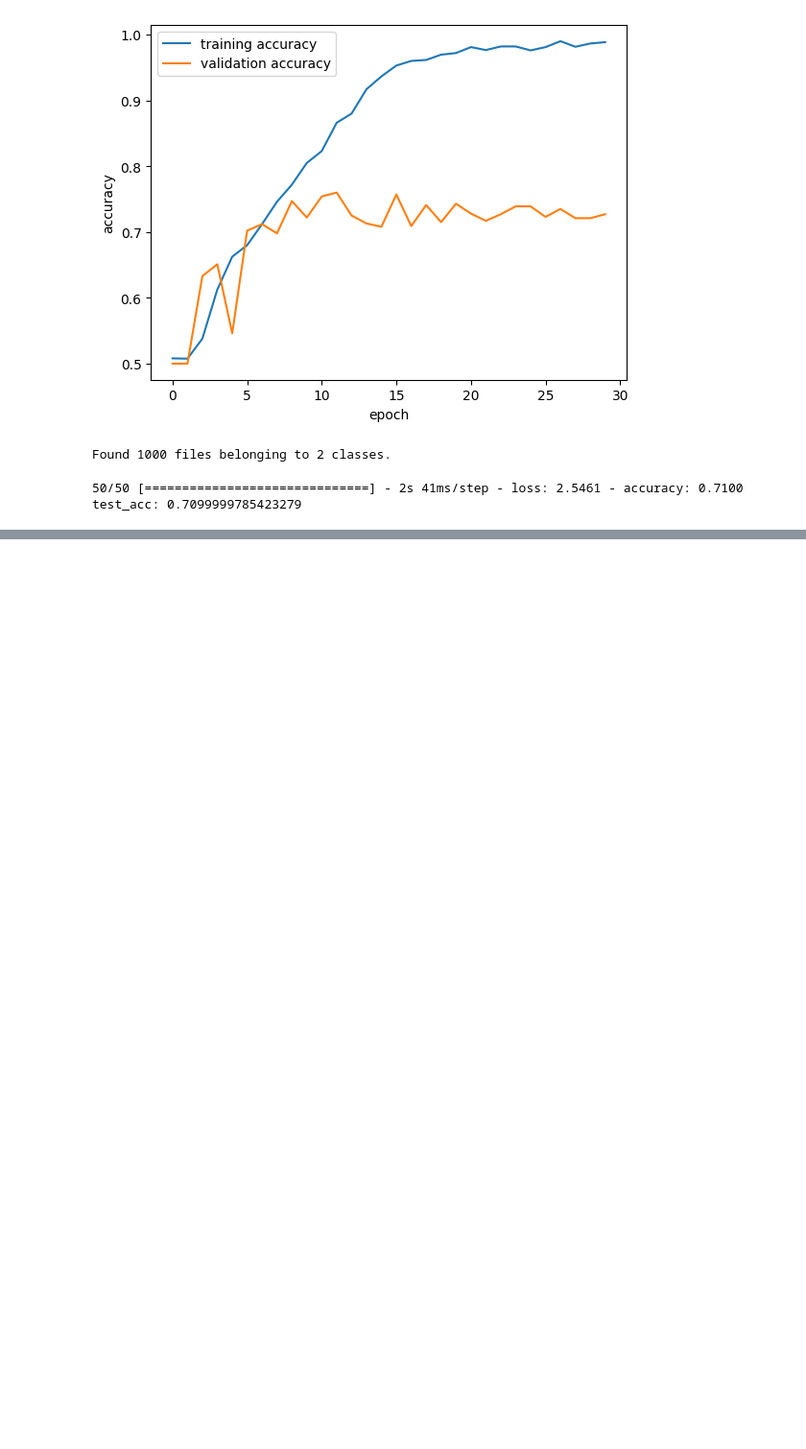
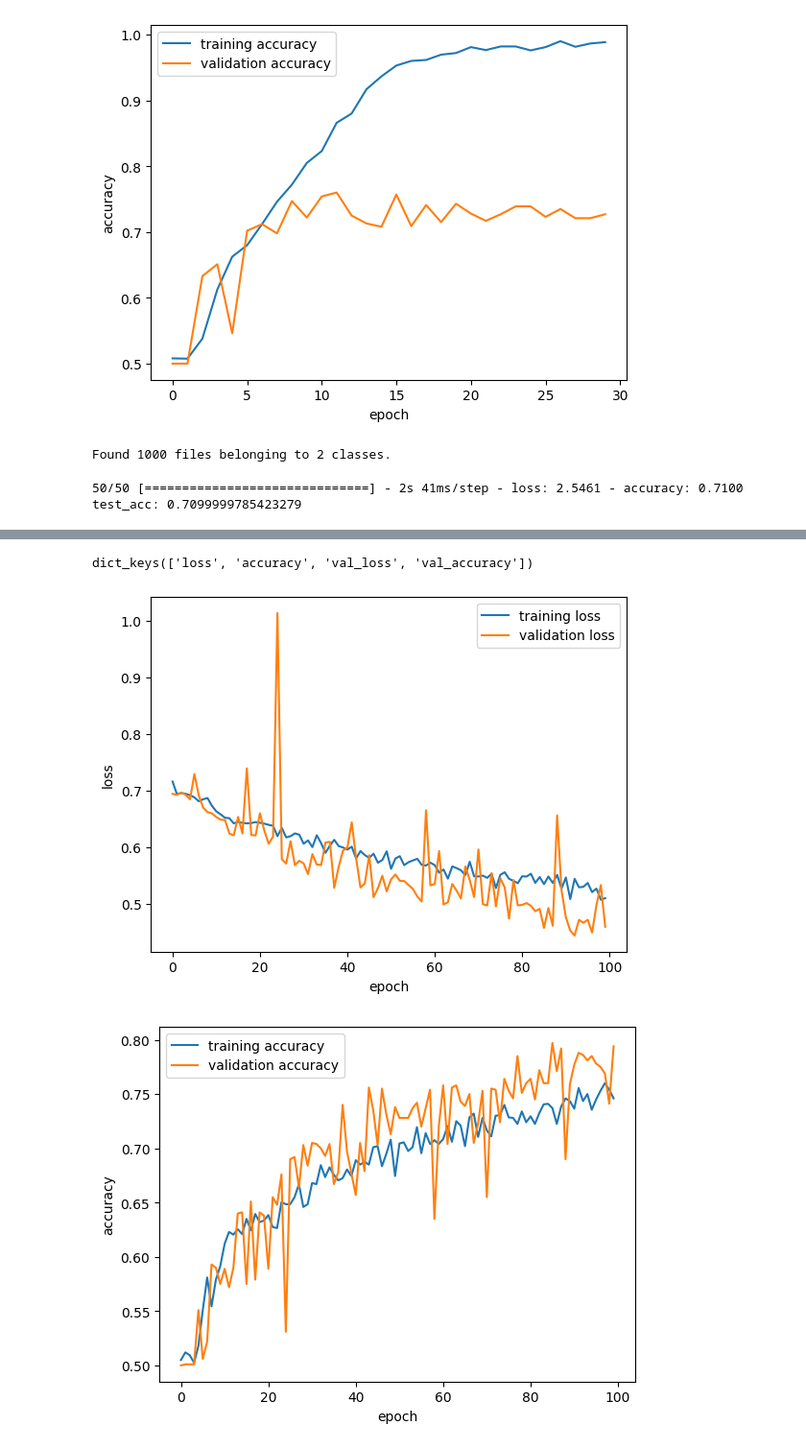
Before and after one commit to MichalMichniak/ML2, a Jupyter notebook: Lab_3.ipynb, the cells around one changed output, grey strips where cells are left out. Shown at 96% size. Cells and saved outputs as stored; diff of their text form; code cells hidden in the pictures; blank space fills up the shorter version.

```diff
--- a/Lab_3.ipynb
+++ b/Lab_3.ipynb
@@ -322,0 +422,5 @@ test_acc: 0.7099999785423279
+# %%
+network.compile(optimizer='rmsprop',
+                loss='binary_crossentropy',
+                metrics=['accuracy'], run_eagerly=True)
+history = network.fit(train_dataset, steps_per_epoch=100, epochs=100, validation_data=val_dataset,validation_steps=50)
@@ -322,0 +448,23 @@ test_acc: 0.7099999785423279
+# %%
+history_dict = history.history
+print(history_dict.keys())
+
+import matplotlib.pyplot as plt
+
+plt.plot(history_dict['loss'], label = "training loss")
+plt.plot(history_dict['val_loss'], label = "validation loss")
+plt.xlabel("epoch")
+plt.ylabel("loss")
+plt.legend()
+plt.show()
+
+plt.plot(history_dict['accuracy'], label = "training accuracy")
+plt.plot(history_dict['val_accuracy'], label = "validation accuracy")
+plt.xlabel("epoch")
+plt.ylabel("accuracy")
+plt.legend()
+plt.show()
+# %% [output]
+dict_keys(['loss', 'accuracy', 'val_loss', 'val_accuracy'])
+[figure, added]
+[figure, added]
```
Also changed, not shown: parts of 14 cells of this notebook.
